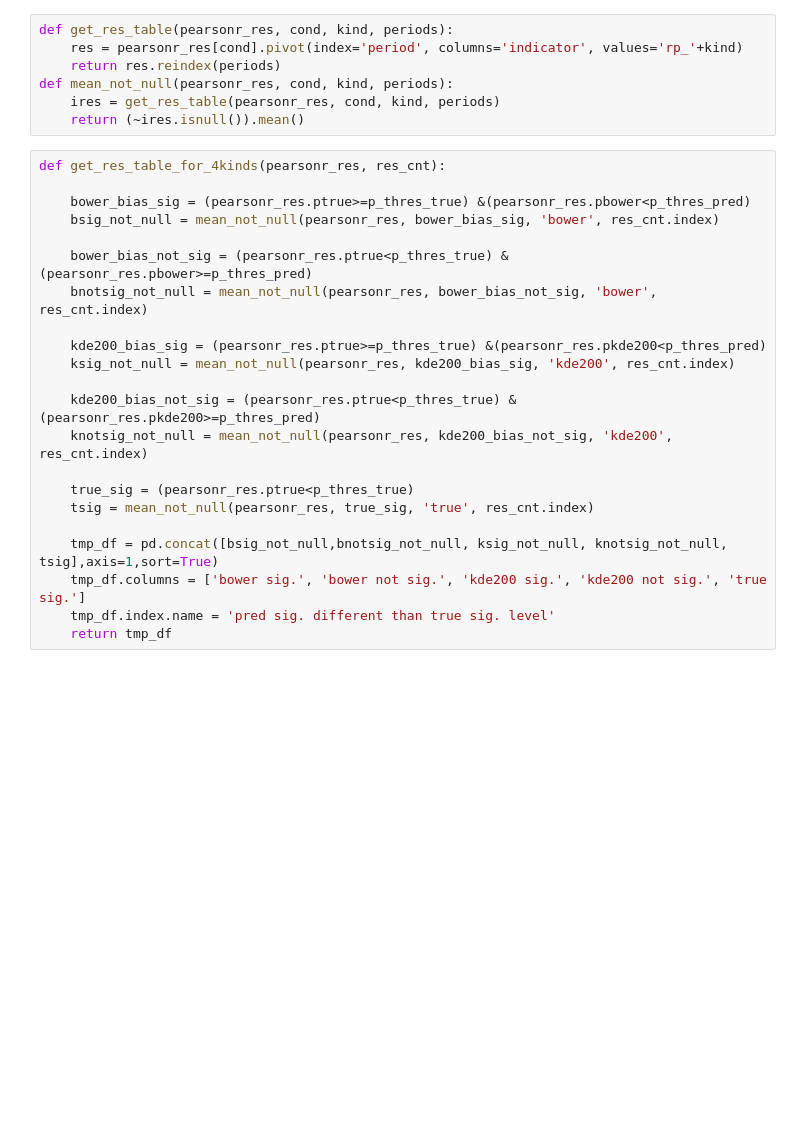
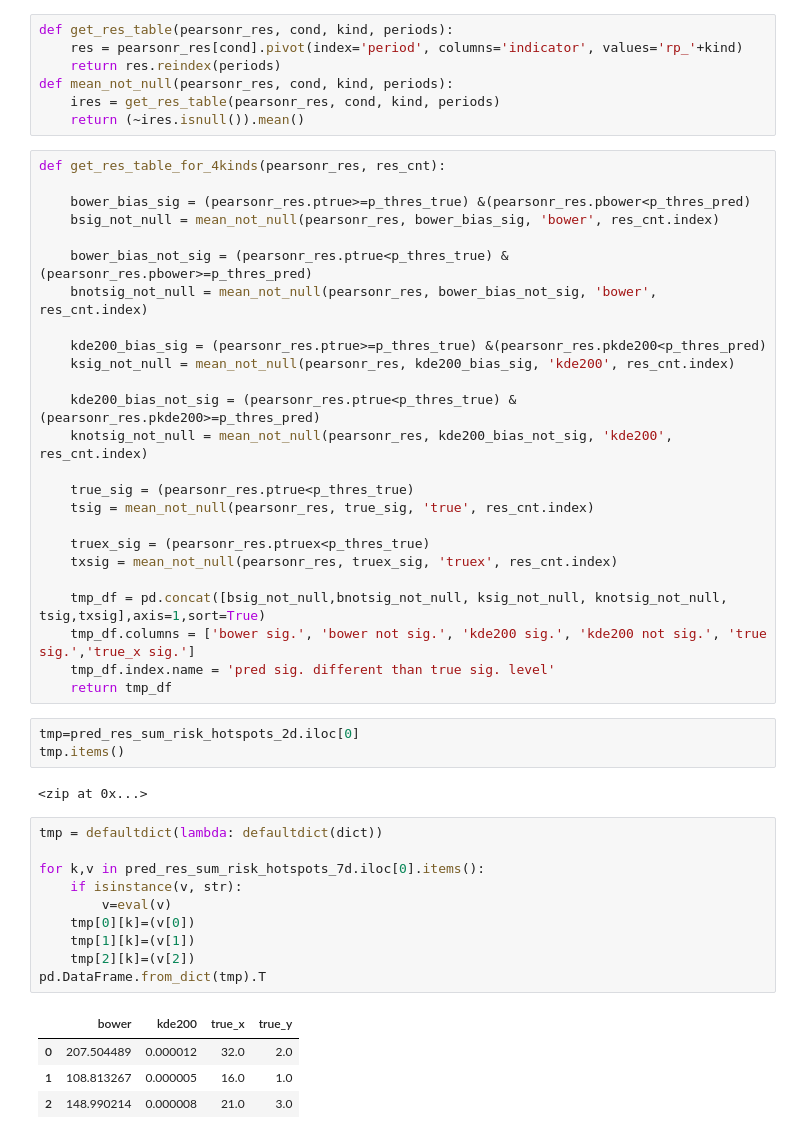
Before and after one commit to JHWu92/public-safety-baltimore, a Jupyter notebook: bias-in-bower-replicate.ipynb, the cells around one changed output. Cells and saved outputs as stored; diff of their text form; blank space fills up the shorter version.

```diff
--- a/bias-in-bower-replicate.ipynb
+++ b/bias-in-bower-replicate.ipynb
@@ -161,8 +162,31 @@ def get_res_table_for_4kinds(pearsonr_res, res_cnt):
     true_sig = (pearsonr_res.ptrue<p_thres_true)
     tsig = mean_not_null(pearsonr_res, true_sig, 'true', res_cnt.index)
 
-    tmp_df = pd.concat([bsig_not_null,bnotsig_not_null, ksig_not_null, knotsig_not_null, tsig],axis=1,sort=True)
-    tmp_df.columns = ['bower sig.', 'bower not sig.', 'kde200 sig.', 'kde200 not sig.', 'true sig.']
+    truex_sig = (pearsonr_res.ptruex<p_thres_true)
+    txsig = mean_not_null(pearsonr_res, truex_sig, 'truex', res_cnt.index)
+
+    tmp_df = pd.concat([bsig_not_null,bnotsig_not_null, ksig_not_null, knotsig_not_null, tsig,txsig],axis=1,sort=True)
+    tmp_df.columns = ['bower sig.', 'bower not sig.', 'kde200 sig.', 'kde200 not sig.', 'true sig.','true_x sig.']
     tmp_df.index.name = 'pred sig. different than true sig. level'
     return tmp_df
+# %%
+tmp=pred_res_sum_risk_hotspots_2d.iloc[0]
+tmp.items()
+# %% [output]
+<zip at 0x...>
+# %%
+tmp = defaultdict(lambda: defaultdict(dict))
+
+for k,v in pred_res_sum_risk_hotspots_7d.iloc[0].items():
+    if isinstance(v, str):
+        v=eval(v)
+    tmp[0][k]=(v[0])
+    tmp[1][k]=(v[1])
+    tmp[2][k]=(v[2])
+pd.DataFrame.from_dict(tmp).T
+# %% [output]
+|  | bower | kde200 | true_x | true_y |
+| 0 | 207.504489 | 0.000012 | 32.0 | 2.0 |
+| 1 | 108.813267 | 0.000005 | 16.0 | 1.0 |
+| 2 | 148.990214 | 0.000008 | 21.0 | 3.0 |
 # %%
```
Also changed, not shown: parts of 14 cells of this notebook.
